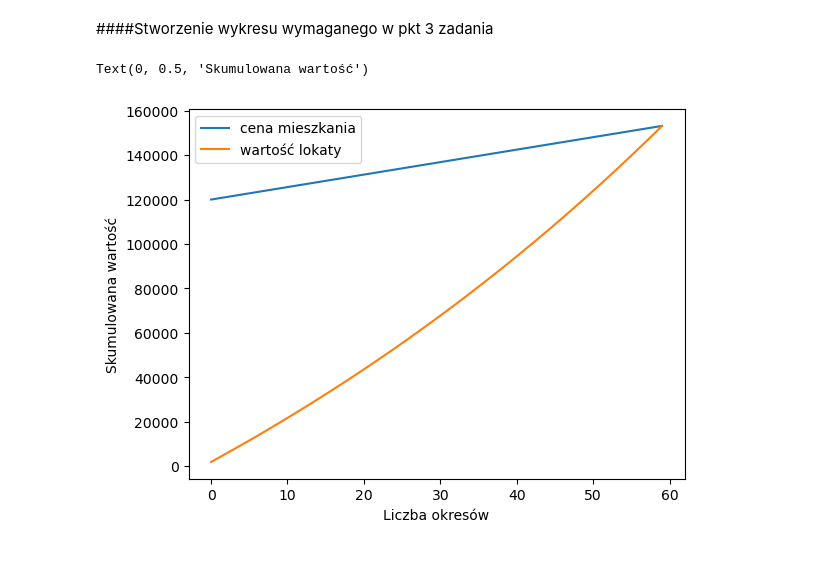
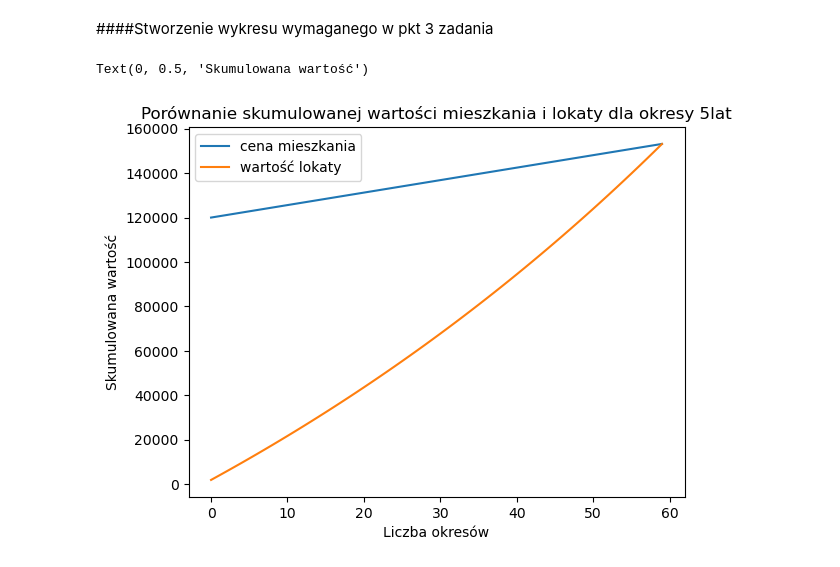
Before and after one commit to PiotrPieciak/Rozdzial-7_6-Zadanie, a Jupyter notebook: deposit_vs_apartment.ipynb, the cells around one changed output. Cells and saved outputs as stored; diff of their text form; code cells hidden in the pictures.

Commit message:
Add title to plot

```diff
--- a/deposit_vs_apartment.ipynb
+++ b/deposit_vs_apartment.ipynb
@@ -46,9 +46,10 @@ deposit_value = - np.around(npf.fv(rate_deposit, np.arange(1,61) , monthly_savin
 # %%
 plt.plot(final_apartment_cost,label='cena mieszkania')
 plt.plot(deposit_value, label='wartość lokaty')
 plt.legend()
+plt.title('Porównanie skumulowanej wartości mieszkania i lokaty dla okresy 5lat')
 plt.xlabel('Liczba okresów')
 plt.ylabel('Skumulowana wartość')
 # %% [output]
 Text(0, 0.5, 'Skumulowana wartość')
-[figure, old version]
+[figure, new version]
```
